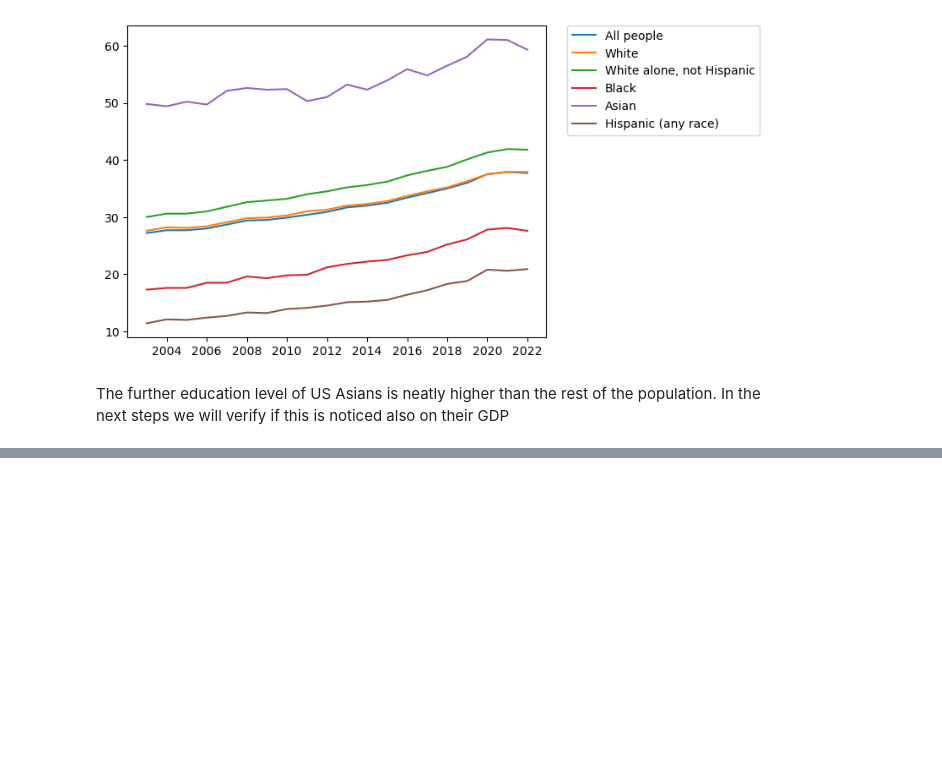
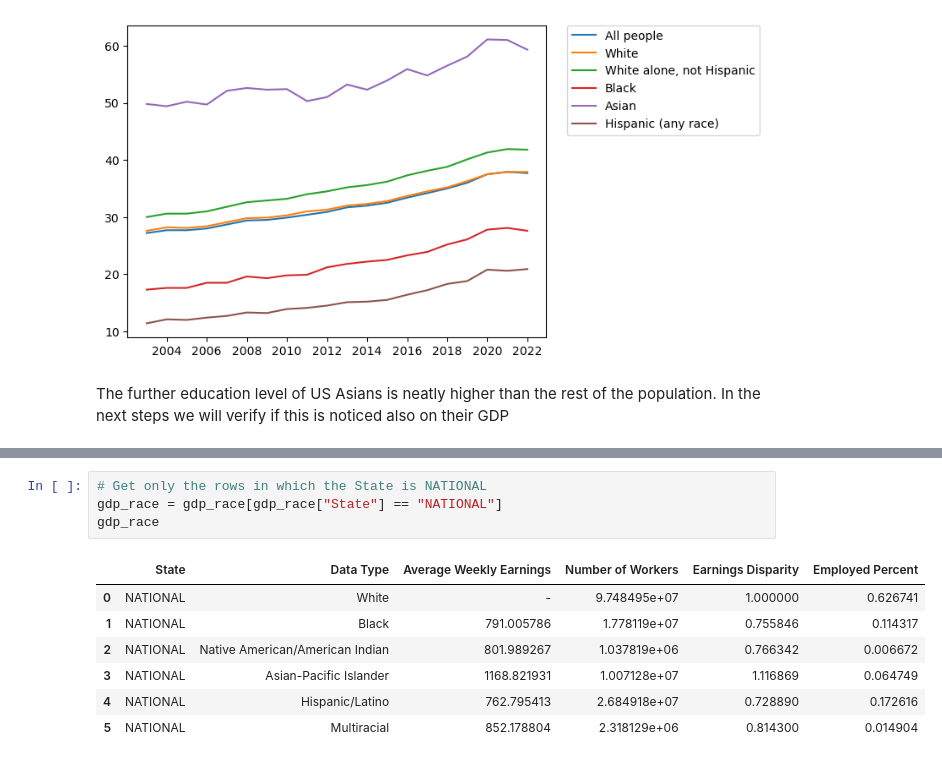
Before and after one commit to leomassoc/LSE-DS105L-Data-Detectives, a Jupyter notebook: notebooks/NB5 Education Data and Race.ipynb, the cells around one changed output, grey strips where cells are left out. Drawn from its saved outputs; the diff is of its cells as text; blank space fills up the shorter version.

```diff
--- a/notebooks/NB5 Education Data and Race.ipynb
+++ b/notebooks/NB5 Education Data and Race.ipynb
@@ -53,0 +73,12 @@ The further education level of US Asians is neatly higher than the rest of the p
+# %%
+# Get only the rows in which the State is NATIONAL
+gdp_race = gdp_race[gdp_race["State"] == "NATIONAL"]
+gdp_race
+# %% [output]
+|  | State | Data Type | Average Weekly Earnings | Number of Workers | Earnings Disparity | Employed Percent |
+| 0 | NATIONAL | White | - | 9.748495e+07 | 1.000000 | 0.626741 |
+| 1 | NATIONAL | Black | 791.005786 | 1.778119e+07 | 0.755846 | 0.114317 |
+| 2 | NATIONAL | Native American/American Indian | 801.989267 | 1.037819e+06 | 0.766342 | 0.006672 |
+| 3 | NATIONAL | Asian-Pacific Islander | 1168.821931 | 1.007128e+07 | 1.116869 | 0.064749 |
+| 4 | NATIONAL | Hispanic/Latino | 762.795413 | 2.684918e+07 | 0.728890 | 0.172616 |
+| 5 | NATIONAL | Multiracial | 852.178804 | 2.318129e+06 | 0.814300 | 0.014904 |
```
Also changed, not shown: parts of 4 cells of this notebook, 11 other files.
